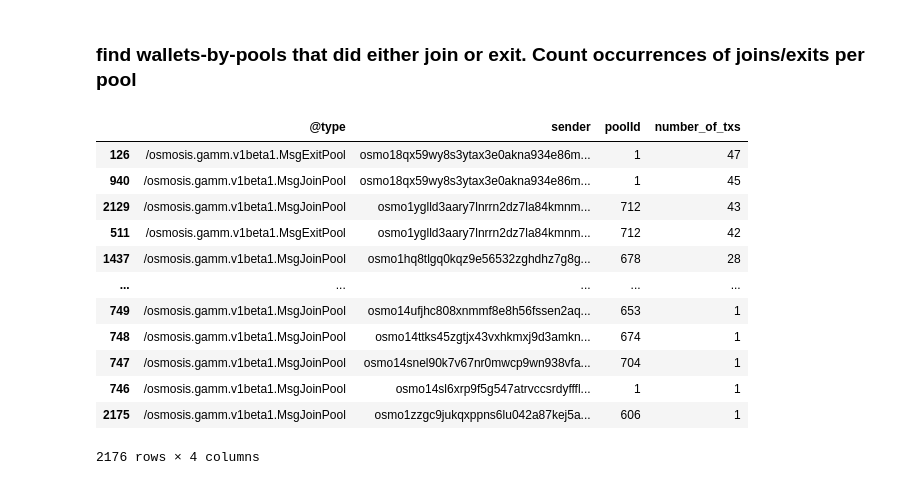
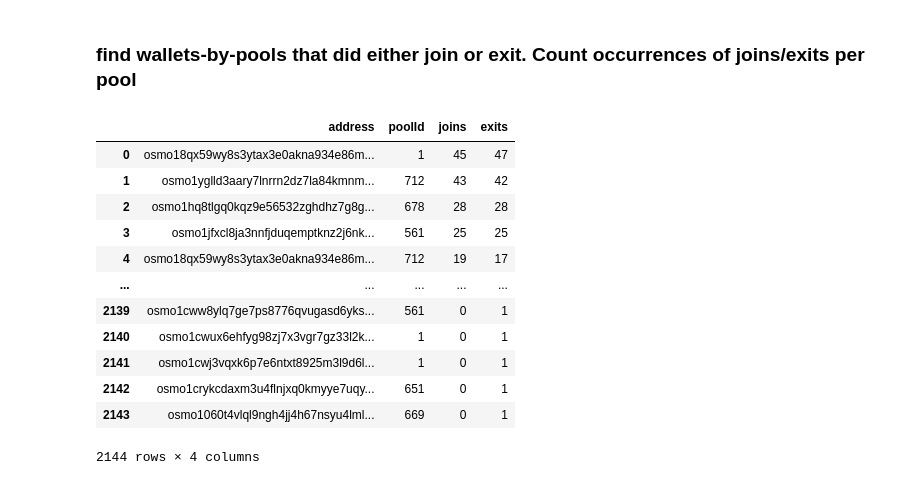
Before and after one commit to niccoloraspa/osmosis-halt-data, a Jupyter notebook: transactions.ipynb, the cells around one changed output. Drawn from its saved outputs; the diff is of its cells as text; code cells hidden in the pictures.

```diff
--- a/transactions.ipynb
+++ b/transactions.ipynb
@@ -690,22 +744,32 @@ df.groupby("@type").size().reset_index(name="number_of_txs")
 # %% [markdown]
 ### find wallets-by-pools that did either join or exit. Count occurrences of joins/exits per pool
-# %%
-(df[(df["@type"].str.contains("MsgJoinPool")) | (df["@type"].str.contains("MsgExitPool"))]
-    .groupby(["@type", "sender", "poolId"])
-    .size()
-    .reset_index(name="number_of_txs")
-    .sort_values(by=["number_of_txs"], ascending=False))
-# %% [output]
-|  | @type | sender | poolId | number_of_txs |
-| 126 | /osmosis.gamm.v1beta1.MsgExitPool | osmo18qx59wy8s3ytax3e0akna934e86m... | 1 | 47 |
-| 940 | /osmosis.gamm.v1beta1.MsgJoinPool | osmo18qx59wy8s3ytax3e0akna934e86m... | 1 | 45 |
-| 2129 | /osmosis.gamm.v1beta1.MsgJoinPool | osmo1yglld3aary7lnrrn2dz7la84kmnm... | 712 | 43 |
-| 511 | /osmosis.gamm.v1beta1.MsgExitPool | osmo1yglld3aary7lnrrn2dz7la84kmnm... | 712 | 42 |
-| 1437 | /osmosis.gamm.v1beta1.MsgJoinPool | osmo1hq8tlgq0kqz9e56532zghdhz7g8g... | 678 | 28 |
-| ... | ... | ... | ... | ... |
-| 749 | /osmosis.gamm.v1beta1.MsgJoinPool | osmo14ufjhc808xnmmf8e8h56fssen2aq... | 653 | 1 |
-| 748 | /osmosis.gamm.v1beta1.MsgJoinPool | osmo14ttks45zgtjx43vxhkmxj9d3amkn... | 674 | 1 |
-| 747 | /osmosis.gamm.v1beta1.MsgJoinPool | osmo14snel90k7v67nr0mwcp9wn938vfa... | 704 | 1 |
-| 746 | /osmosis.gamm.v1beta1.MsgJoinPool | osmo14sl6xrp9f5g547atrvccsrdyfffl... | 1 | 1 |
-| 2175 | /osmosis.gamm.v1beta1.MsgJoinPool | osmo1zzgc9jukqxppns6lu042a87kej5a... | 606 | 1 |
-2176 rows × 4 columns
+# %%
+import math
+
+exit_joins_df = (df[(df["@type"].str.contains("MsgJoinPool")) | (df["@type"].str.contains("MsgExitPool"))]
+    .groupby(["@type", "sender", "poolId"])
+    .size()
+    .reset_index(name="number_of_txs")
+    .sort_values(by=["number_of_txs"], ascending=False))
+exit_joins_df = exit_joins_df[exit_joins_df["@type"].str.contains("MsgJoinPool")].merge(exit_joins_df[exit_joins_df["@type"].str.contains("MsgExitPool")], on=["sender", "poolId"], how="outer")
+exit_joins_df.drop(columns=["@type_x", "@type_y"], inplace=True)
+exit_joins_df.columns = ["address", "poolId", "joins", "exits"]
+
+exit_joins_df.joins = exit_joins_df.joins.apply(lambda v: 0 if math.isnan(v) else int(v))
+exit_joins_df.exits = exit_joins_df.exits.apply(lambda v: 0 if math.isnan(v) else int(v))
+
+exit_joins_df
+# %% [output]
+|  | address | poolId | joins | exits |
+| 0 | osmo18qx59wy8s3ytax3e0akna934e86m... | 1 | 45 | 47 |
+| 1 | osmo1yglld3aary7lnrrn2dz7la84kmnm... | 712 | 43 | 42 |
+| 2 | osmo1hq8tlgq0kqz9e56532zghdhz7g8g... | 678 | 28 | 28 |
+| 3 | osmo1jfxcl8ja3nnfjduqemptknz2j6nk... | 561 | 25 | 25 |
+| 4 | osmo18qx59wy8s3ytax3e0akna934e86m... | 712 | 19 | 17 |
+| ... | ... | ... | ... | ... |
+| 2139 | osmo1cww8ylq7ge7ps8776qvugasd6yks... | 561 | 0 | 1 |
+| 2140 | osmo1cwux6ehfyg98zj7x3vgr7gz33l2k... | 1 | 0 | 1 |
+| 2141 | osmo1cwj3vqxk6p7e6ntxt8925m3l9d6l... | 1 | 0 | 1 |
+| 2142 | osmo1crykcdaxm3u4flnjxq0kmyye7uqy... | 651 | 0 | 1 |
+| 2143 | osmo1060t4vlql9ngh4jj4h67nsyu4lml... | 669 | 0 | 1 |
+2144 rows × 4 columns
```
Also changed, not shown: parts of 21 cells of this notebook, 3 other files.
